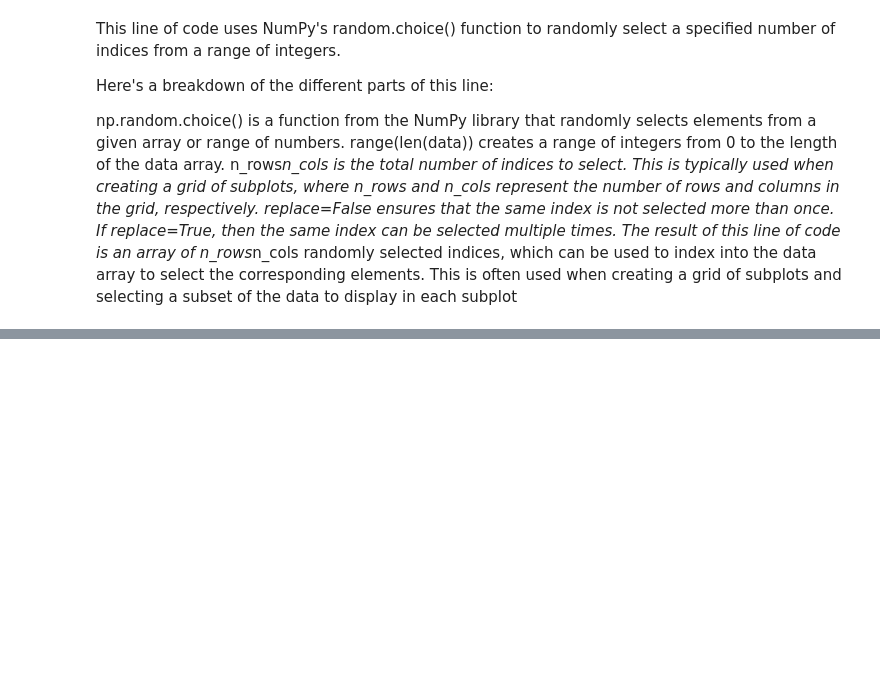
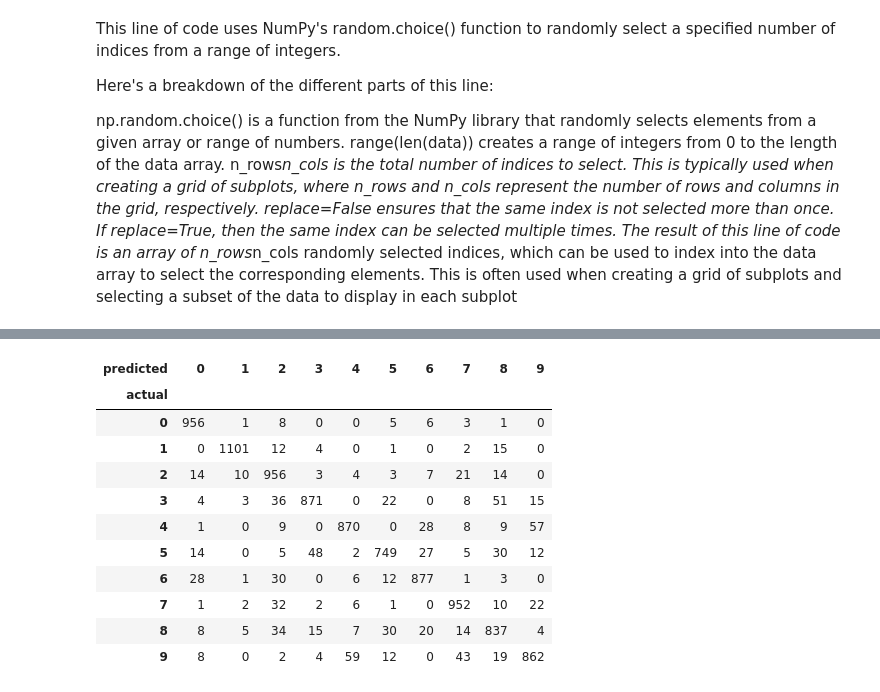
Before and after one commit to Sidhant1201/Image-Classification-with-TensorFlow, a Jupyter notebook: main.ipynb, the cells around one changed output, grey strips where cells are left out. Saved outputs shown, nothing was run; the diff lists cells and outputs as text; code cells hidden in the pictures; blank space fills up the shorter version.

```diff
--- a/main.ipynb
+++ b/main.ipynb
@@ -103,0 +190,6 @@ The result of this line of code is an array of n_rows*n_cols randomly selected i
+# %%
+test_preds_0= model_0.predict(test_data)
+test_classes_0 = test_preds_0.argmax(axis = 1)
+test_metrics = pd.DataFrame(columns = ['Test_accuracy'])
+test_metrics.loc['model_0'] = np.mean(test_labels == test_classes_0)
+test_metrics
@@ -103,0 +208,20 @@ The result of this line of code is an array of n_rows*n_cols randomly selected i
+# %%
+def show_confusion_matrix(labels, classes):
+    cm = (pd.crosstab(pd.Series(labels, name= 'actual'),
+                    pd.Series(classes, name= 'predicted'))
+                .style.background_gradient('binary'))
+    return cm
+show_confusion_matrix(test_labels, test_classes_0)
+# %% [output]
+| predicted | 0 | 1 | 2 | 3 | 4 | 5 | 6 | 7 | 8 | 9 |
+| actual |  |  |  |  |  |  |  |  |  |  |
+| 0 | 956 | 1 | 8 | 0 | 0 | 5 | 6 | 3 | 1 | 0 |
+| 1 | 0 | 1101 | 12 | 4 | 0 | 1 | 0 | 2 | 15 | 0 |
+| 2 | 14 | 10 | 956 | 3 | 4 | 3 | 7 | 21 | 14 | 0 |
+| 3 | 4 | 3 | 36 | 871 | 0 | 22 | 0 | 8 | 51 | 15 |
+| 4 | 1 | 0 | 9 | 0 | 870 | 0 | 28 | 8 | 9 | 57 |
+| 5 | 14 | 0 | 5 | 48 | 2 | 749 | 27 | 5 | 30 | 12 |
+| 6 | 28 | 1 | 30 | 0 | 6 | 12 | 877 | 1 | 3 | 0 |
+| 7 | 1 | 2 | 32 | 2 | 6 | 1 | 0 | 952 | 10 | 22 |
+| 8 | 8 | 5 | 34 | 15 | 7 | 30 | 20 | 14 | 837 | 4 |
+| 9 | 8 | 0 | 2 | 4 | 59 | 12 | 0 | 43 | 19 | 862 |
```
Also changed, not shown: parts of 13 cells of this notebook.
